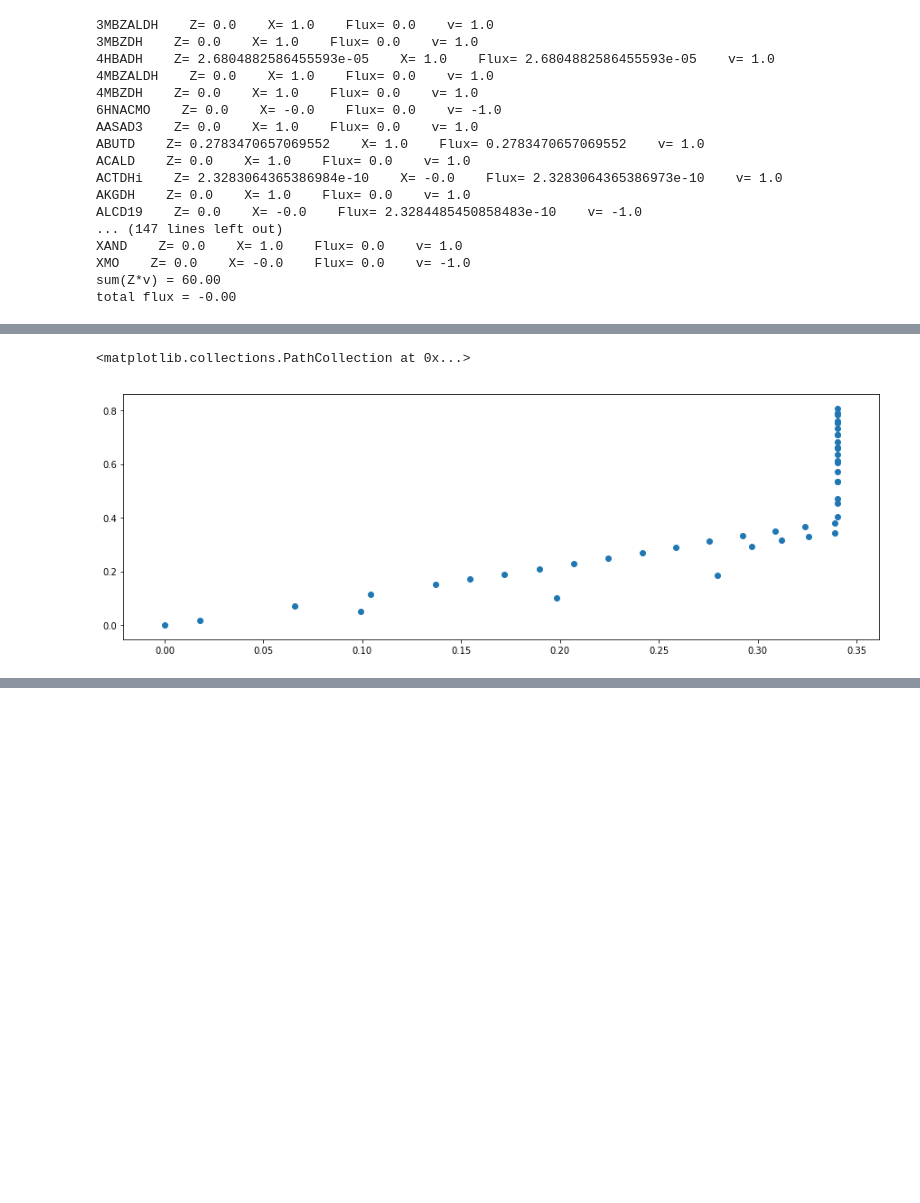
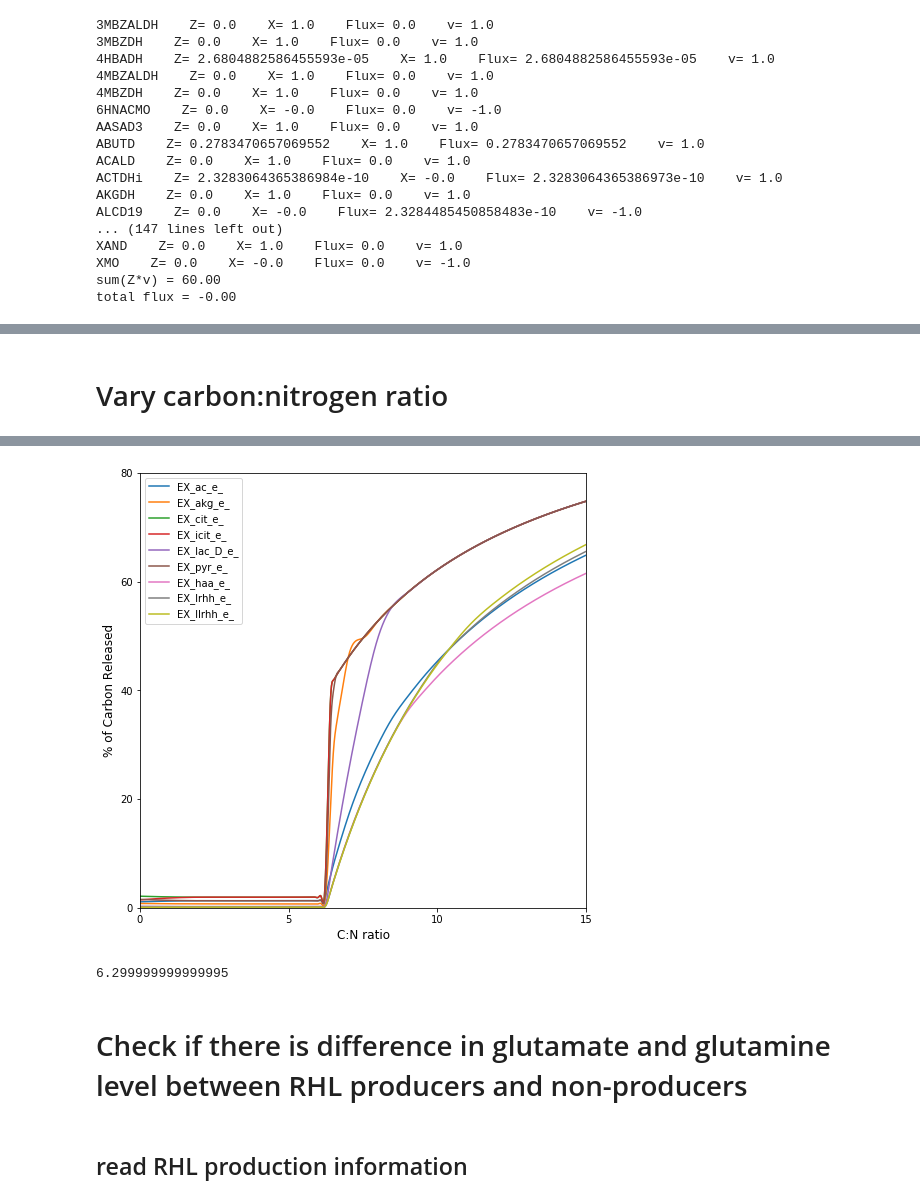
Before and after one commit to liaochen1988/Source_code_for_Pseudomonas_Metabolomics_Paper, a Jupyter notebook: overflow/compare_alternative_secretion_pathways.ipynb, the cells around one changed output, grey strips where cells are left out. Cells and saved outputs as stored; diff of their text form; code cells hidden in the pictures; blank space fills up the shorter version.

Commit message:
add overflow simulation

```diff
--- a/overflow/compare_alternative_secretion_pathways.ipynb
+++ b/overflow/compare_alternative_secretion_pathways.ipynb
@@ -409,6 +308,2 @@ plt.show()
-# %%
-fig, ax = plt.subplots(nrows=1, ncols=1, figsize=(15,5))
-ax.scatter(max_biomass_flux, exchange_flux_max.loc['EX_haa_e_'].values)
-# %% [output]
-<matplotlib.collections.PathCollection at 0x...>
-[figure, removed]
+# %% [markdown]
+# Vary carbon:nitrogen ratio
@@ -414,0 +340,33 @@ ax.scatter(max_biomass_flux, exchange_flux_max.loc['EX_haa_e_'].values)
+# %%
+# number of carbon in each flow
+number_of_carbon = {'EX_haa_e_':8,     # C8H13O5
+                    'EX_lrhh_e_':14,   # C14H21O9
+                    'EX_llrhh_e_':20,  # C20H29O13
+                    'EX_cit_e_':6,
+                    'EX_icit_e_':6,
+                    'EX_pyr_e_':3,
+                    'EX_ac_e_':2,
+                    'EX_lac_D_e_':3,
+                    'EX_akg_e_':5}
+# %%
+vary_CN_ratio_results = pickle.load(open( "vary_CN_ratio_results.p", "rb" ))
+
+fig, ax = plt.subplots(1,1,figsize=(8,8))
+count = 0
+cmap_tab10 = matplotlib.cm.get_cmap('tab10')
+CN_ratio_new = np.arange(0,15,0.01)
+for index in vary_CN_ratio_results[2].index:
+    if max(vary_CN_ratio_results[2].loc[index].values) > 0:
+        f = interp1d(vary_CN_ratio_results[0], vary_CN_ratio_results[2].loc[index].values, kind='cubic', fill_value="extrapolate")
+        plt.plot(CN_ratio_new, f(CN_ratio_new)*number_of_carbon[index]/CN_ratio_new*100, label=index, color=cmap_tab10.colors[count])
+        count += 1
+plt.legend()
+plt.xlim([0,15])
+plt.xticks([0,5,10,15])
+plt.yticks([0,20,40,60,80])
+plt.ylim([0,80])
+plt.xlabel('C:N ratio', fontsize=12)
+plt.ylabel('% of Carbon Released', fontsize=12)
+plt.show()
+fig.savefig('overflow_vary_CN_ratio.svg', format='svg', dpi=1200)
+# %% [output]
@@ -414,0 +375,9 @@ ax.scatter(max_biomass_flux, exchange_flux_max.loc['EX_haa_e_'].values)
+[figure, added]
+# %%
+CN_ratio[next(x[0] for x in enumerate(exchange_flux_max.loc['EX_pyr_e_'].values) if x[1] > 0.1)]
+# %% [output]
+6.299999999999995
+# %% [markdown]
+# Check if there is difference in glutamate and glutamine level between RHL producers and non-producers
+# %% [markdown]
+## read RHL production information
```
Also changed, not shown: parts of 81 cells of this notebook, 41 other files.
